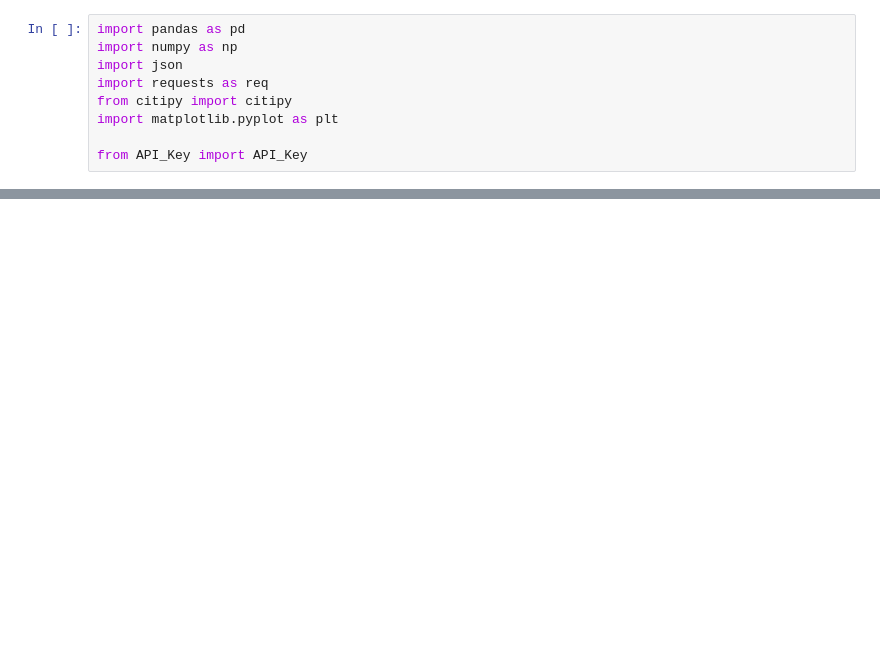
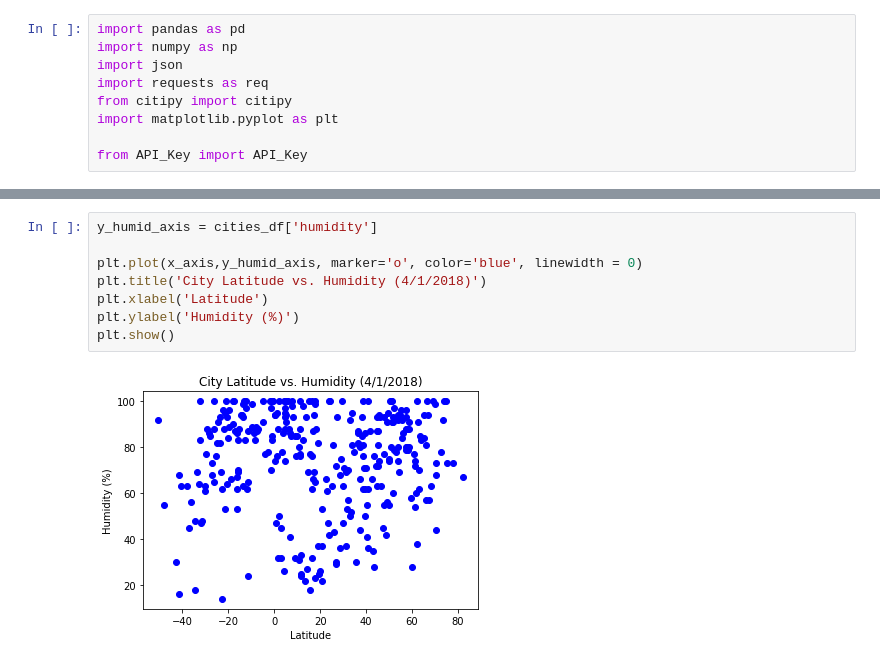
Before and after one commit to ENGRMike/OpenWeatherAPI, a Jupyter notebook: WeatherPy.ipynb, the cells around one changed output, grey strips where cells are left out. Drawn from its saved outputs; the diff is of its cells as text; blank space fills up the shorter version.

```diff
--- a/WeatherPy.ipynb
+++ b/WeatherPy.ipynb
@@ -100,0 +118,10 @@ cities_df
+# %%
+y_humid_axis = cities_df['humidity']
+
+plt.plot(x_axis,y_humid_axis, marker='o', color='blue', linewidth = 0)
+plt.title('City Latitude vs. Humidity (4/1/2018)')
+plt.xlabel('Latitude')
+plt.ylabel('Humidity (%)')
+plt.show()
+# %% [output]
+[figure, added]
```
Also changed, not shown: parts of 10 cells of this notebook.
